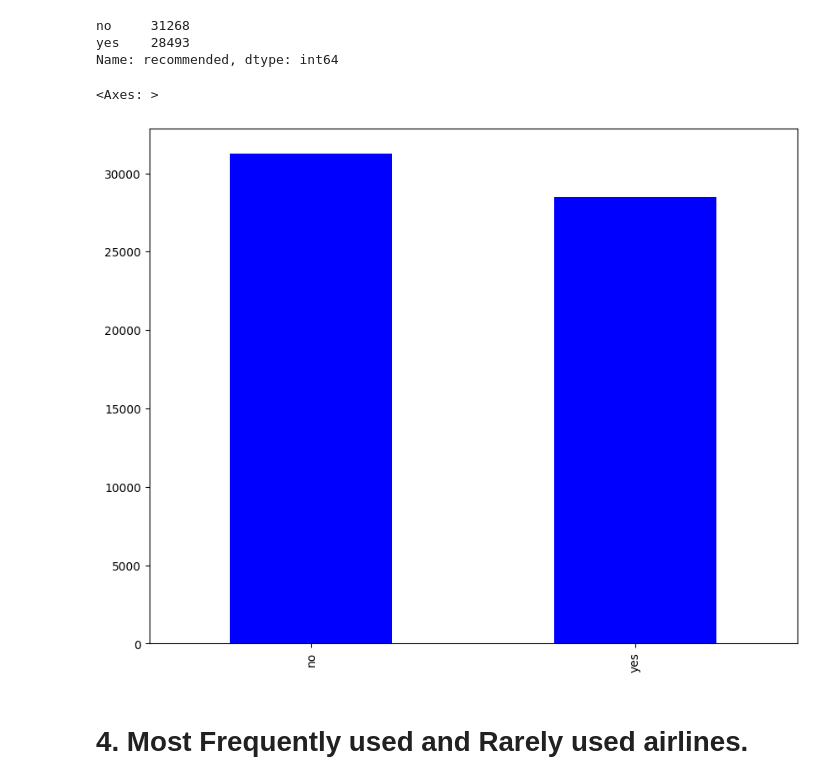
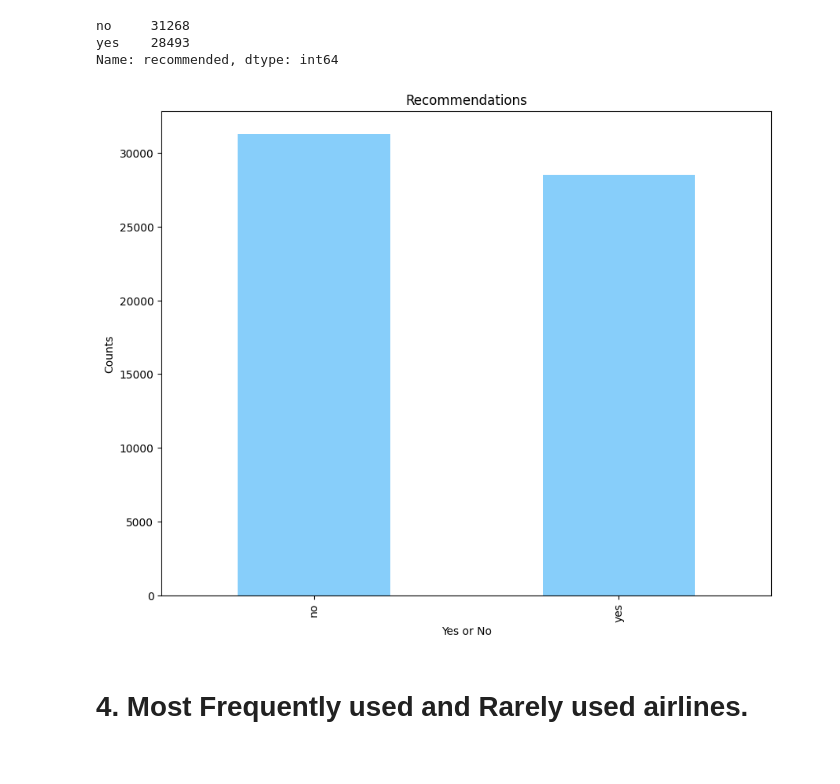
Before and after one commit to Tilak46-R/Airline-Referral-capstone-project-Classification, a Jupyter notebook: Airline_Referral_capstone_project_Classification.ipynb, the cells around one changed output. Saved outputs shown, nothing was run; the diff lists cells and outputs as text; code cells hidden in the pictures.

```diff
--- a/Airline_Referral_capstone_project_Classification.ipynb
+++ b/Airline_Referral_capstone_project_Classification.ipynb
@@ -226,10 +226,13 @@ yes    28493
 Name: recommended, dtype: int64
 # %%
 plt.figure(figsize = (10,8))
-airline_data['recommended'].value_counts().plot(kind = 'bar', color = 'b')
+airline_data['recommended'].value_counts().plot(kind = 'bar', color = 'lightskyblue')
+plt.title("Recommendations")
+plt.xlabel("Yes or No")
+plt.ylabel("Counts")
+plt.show()
 # %% [output]
-<Axes: >
-[figure, old version]
+[figure, new version]
 # %% [markdown]
 # **4. Most Frequently used and Rarely used airlines.**
 # %%
```
Also changed, not shown: parts of 11 cells of this notebook.
